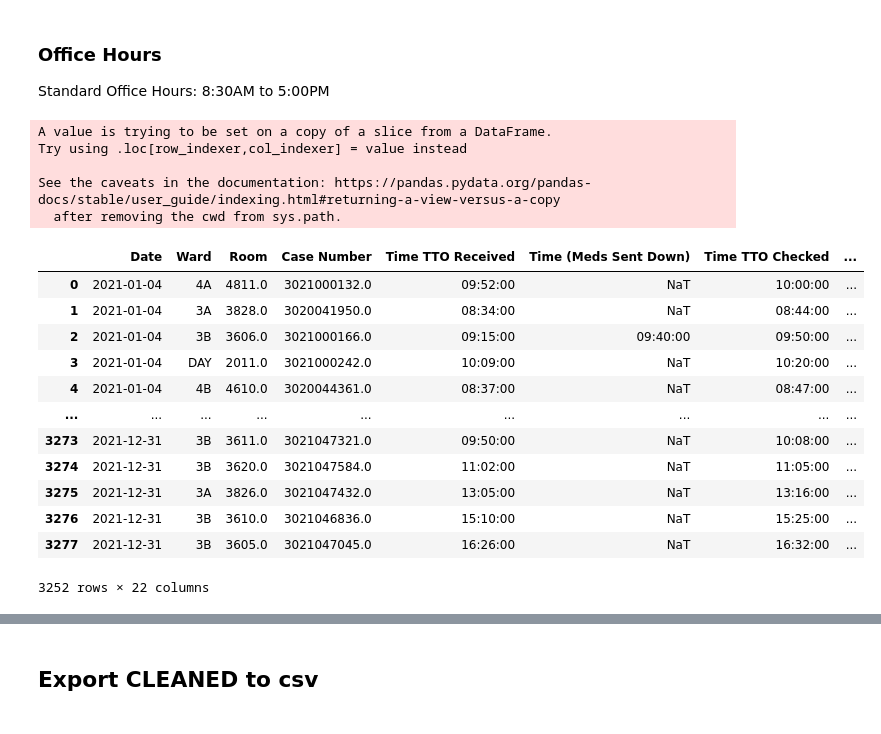
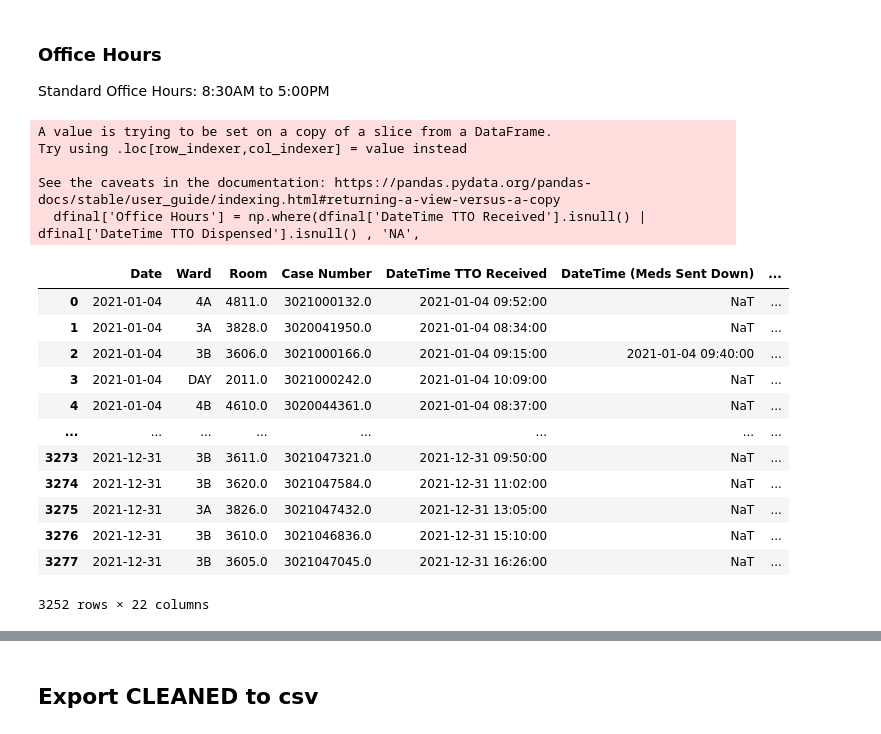
Before and after one commit to RoystonCXW/IS447---Smart-Healthcare, a Jupyter notebook: IS447/System/Code/Pharmacy Dept/PEH_Cleaning.ipynb, the cells around one changed output, grey strips where cells are left out. Drawn from its saved outputs; the diff is of its cells as text; code cells hidden in the pictures.

```diff
--- a/IS447/System/Code/Pharmacy Dept/PEH_Cleaning.ipynb
+++ b/IS447/System/Code/Pharmacy Dept/PEH_Cleaning.ipynb
@@ -455,7 +460,7 @@ dfinal = df_csv
 dfinal['Weekday'] = pd.to_datetime(dfinal['Date']).dt.day_name()
 
 #Fill NaN with empty string for those without a Date
-dfinal['Weekday'] = dfinal['Weekday'].fillna('')
+#dfinal['Weekday'] = dfinal['Weekday'].fillna('')
 
 dfinal.head()
 # %% [output]
@@ -483,8 +483,8 @@ PEH does not have a Time TTO Dispensed indicator in their original raw dataset
 #IF time counselled > time checked : time dispensed == time counselled
 #else time dispensed == time checked
 
-dfinal['Time TTO Dispensed'] = np.where((dfinal['Time (Counselled)'] > dfinal['Time TTO Checked']),
-                                        dfinal['Time (Counselled)'], dfinal['Time TTO Checked'])
+dfinal['DateTime TTO Dispensed'] = np.where((dfinal['DateTime (Counselled)'] > dfinal['DateTime TTO Checked']),
+                                        dfinal['DateTime (Counselled)'], dfinal['DateTime TTO Checked'])
 
 dfinal.head()
 # %% [output]
@@ -504,8 +504,8 @@ See the caveats in the documentation: https://pandas.pydata.org/pandas-docs/stab
 # %%
-dfinal['Overall Time Taken (mins)'] = np.where(
-                                                (dfinal['Time Taken (to Counselling)'].isnull()),
-                                                pd.to_datetime(dfinal['Time Taken (Ready for Collection)'].astype(str)).dt.minute,
-                                                pd.to_datetime(dfinal['Time Taken (to Counselling)'].astype(str)).dt.minute)
+dfinal['TAT'] = np.where(
+                            (dfinal['Time Taken (to Counselling)'].isnull()),
+                            pd.to_datetime(dfinal['Time Taken (Ready for Collection)'].astype(str)).dt.minute,
+                            pd.to_datetime(dfinal['Time Taken (to Counselling)'].astype(str)).dt.minute)
 
 dfinal.head()
 # %% [output]
@@ -606,8 +600,8 @@ dfinal[dfinal['Time Taken (to Counselling)'].notnull()]
 
 GEH: Total Time Taken < 45mins = Yes, else: No.
 # %%
-dfinal['Meet KPI'] = np.where((dfinal['Overall Time Taken (mins)'].isnull()), "NA",
-                            np.where((dfinal['Overall Time Taken (mins)'] <= (pd.to_datetime('00:45:00')).minute),
+dfinal['Meet KPI'] = np.where((dfinal['TAT'].isnull()), "NA",
+                            np.where((dfinal['TAT'] <= (pd.to_datetime('00:45:00')).minute),
                                     'Yes', 'No'))
 
 dfinal
@@ -656,30 +649,30 @@ dfinal[dfinal['Meet KPI']=="No"]
 
 Standard Office Hours: 8:30AM to 5:00PM
 # %%
-dfinal['Office Hours'] = np.where(dfinal['Time TTO Received'].isnull() | dfinal['Time TTO Dispensed'].isnull() , 'NA',
+dfinal['Office Hours'] = np.where(dfinal['DateTime TTO Received'].isnull() | dfinal['DateTime TTO Dispensed'].isnull() , 'NA',
                             np.where(  #(dfinal['Time TTO Received'] >= pd.to_datetime('08:30:00').time()) &
-                                        (dfinal['Time TTO Dispensed'] <= pd.to_datetime('17:00:00').time()),
+                                        (dfinal['DateTime TTO Dispensed'].dt.time <= pd.to_datetime('17:00:00').time()),
                                         'Yes', 'No'))
 
 dfinal
 # %% [output]
 A value is trying to be set on a copy of a slice from a DataFrame.
 Try using .loc[row_indexer,col_indexer] = value instead
 
 See the caveats in the documentation: https://pandas.pydata.org/pandas-docs/stable/user_guide/indexing.html#returning-a-view-versus-a-copy
-  after removing the cwd from sys.path.
+  dfinal['Office Hours'] = np.where(dfinal['DateTime TTO Received'].isnull() | dfinal['DateTime TTO Dispensed'].isnull() , 'NA',
-|  | Date | Ward | Room | Case Number | Time TTO Received | Time (Meds Sent Down) | Time TTO Checked | ... |
-| 0 | 2021-01-04 | 4A | 4811.0 | 3021000132.0 | 09:52:00 | NaT | 10:00:00 | ... |
-| 1 | 2021-01-04 | 3A | 3828.0 | 3020041950.0 | 08:34:00 | NaT | 08:44:00 | ... |
-| 2 | 2021-01-04 | 3B | 3606.0 | 3021000166.0 | 09:15:00 | 09:40:00 | 09:50:00 | ... |
-| 3 | 2021-01-04 | DAY | 2011.0 | 3021000242.0 | 10:09:00 | NaT | 10:20:00 | ... |
-| 4 | 2021-01-04 | 4B | 4610.0 | 3020044361.0 | 08:37:00 | NaT | 08:47:00 | ... |
-| ... | ... | ... | ... | ... | ... | ... | ... | ... |
-| 3273 | 2021-12-31 | 3B | 3611.0 | 3021047321.0 | 09:50:00 | NaT | 10:08:00 | ... |
-| 3274 | 2021-12-31 | 3B | 3620.0 | 3021047584.0 | 11:02:00 | NaT | 11:05:00 | ... |
-| 3275 | 2021-12-31 | 3A | 3826.0 | 3021047432.0 | 13:05:00 | NaT | 13:16:00 | ... |
-| 3276 | 2021-12-31 | 3B | 3610.0 | 3021046836.0 | 15:10:00 | NaT | 15:25:00 | ... |
-| 3277 | 2021-12-31 | 3B | 3605.0 | 3021047045.0 | 16:26:00 | NaT | 16:32:00 | ... |
+|  | Date | Ward | Room | Case Number | DateTime TTO Received | DateTime (Meds Sent Down) | ... |
+| 0 | 2021-01-04 | 4A | 4811.0 | 3021000132.0 | 2021-01-04 09:52:00 | NaT | ... |
+| 1 | 2021-01-04 | 3A | 3828.0 | 3020041950.0 | 2021-01-04 08:34:00 | NaT | ... |
+| 2 | 2021-01-04 | 3B | 3606.0 | 3021000166.0 | 2021-01-04 09:15:00 | 2021-01-04 09:40:00 | ... |
+| 3 | 2021-01-04 | DAY | 2011.0 | 3021000242.0 | 2021-01-04 10:09:00 | NaT | ... |
+| 4 | 2021-01-04 | 4B | 4610.0 | 3020044361.0 | 2021-01-04 08:37:00 | NaT | ... |
+| ... | ... | ... | ... | ... | ... | ... | ... |
+| 3273 | 2021-12-31 | 3B | 3611.0 | 3021047321.0 | 2021-12-31 09:50:00 | NaT | ... |
+| 3274 | 2021-12-31 | 3B | 3620.0 | 3021047584.0 | 2021-12-31 11:02:00 | NaT | ... |
+| 3275 | 2021-12-31 | 3A | 3826.0 | 3021047432.0 | 2021-12-31 13:05:00 | NaT | ... |
+| 3276 | 2021-12-31 | 3B | 3610.0 | 3021046836.0 | 2021-12-31 15:10:00 | NaT | ... |
+| 3277 | 2021-12-31 | 3B | 3605.0 | 3021047045.0 | 2021-12-31 16:26:00 | NaT | ... |
 3252 rows × 22 columns
 # %%
 dfinal[dfinal['Office Hours'] == 'No']
```
Also changed, not shown: parts of 33 cells of this notebook, 2 other files.
